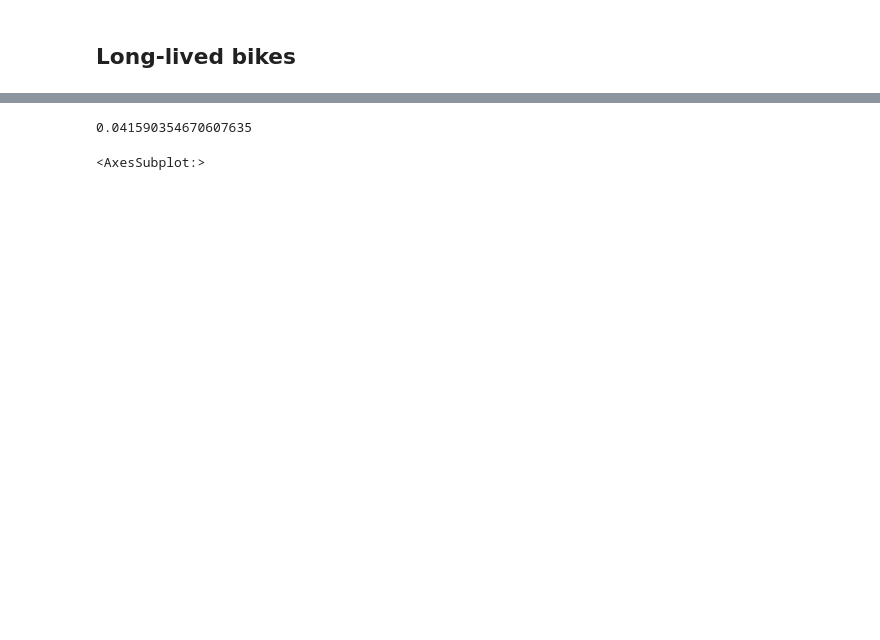
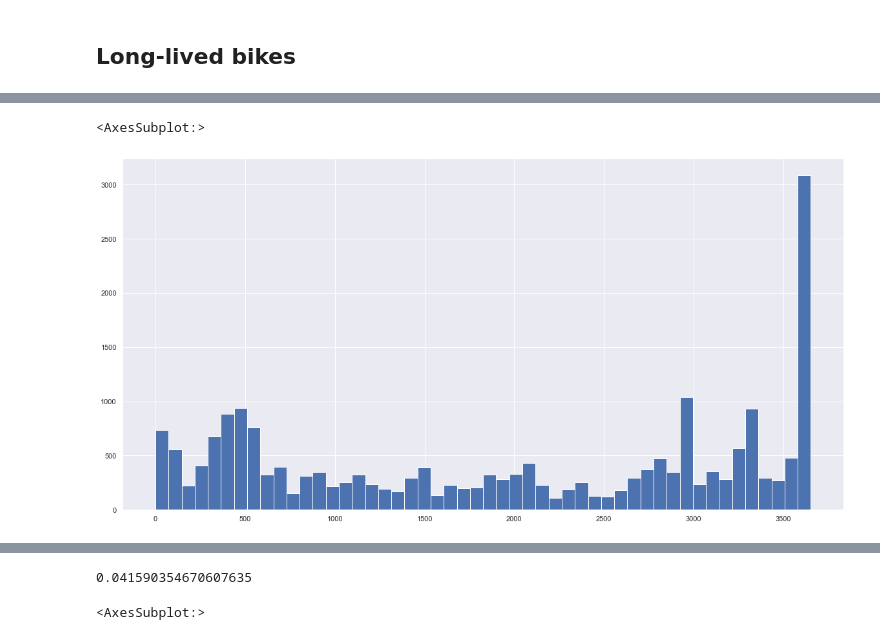
Before and after one commit to alan-turing-institute/pfeffel, a Jupyter notebook: WIP_high_level.ipynb, the cells around one changed output, grey strips where cells are left out. Drawn from its saved outputs; the diff is of its cells as text; code cells hidden in the pictures; blank space fills up the shorter version.

```diff
--- a/WIP_high_level.ipynb
+++ b/WIP_high_level.ipynb
@@ -128,3 +149,8 @@ Wall time: 2.7 ms
+# %%
+bike_lifetime.dt.days.hist(bins=50)
+# %% [output]
+<AxesSubplot:>
+[figure, added]
 # %%
 %%time
 duration_sums = bike_groups["duration"].sum()
```
Also changed, not shown: parts of 54 cells of this notebook.
